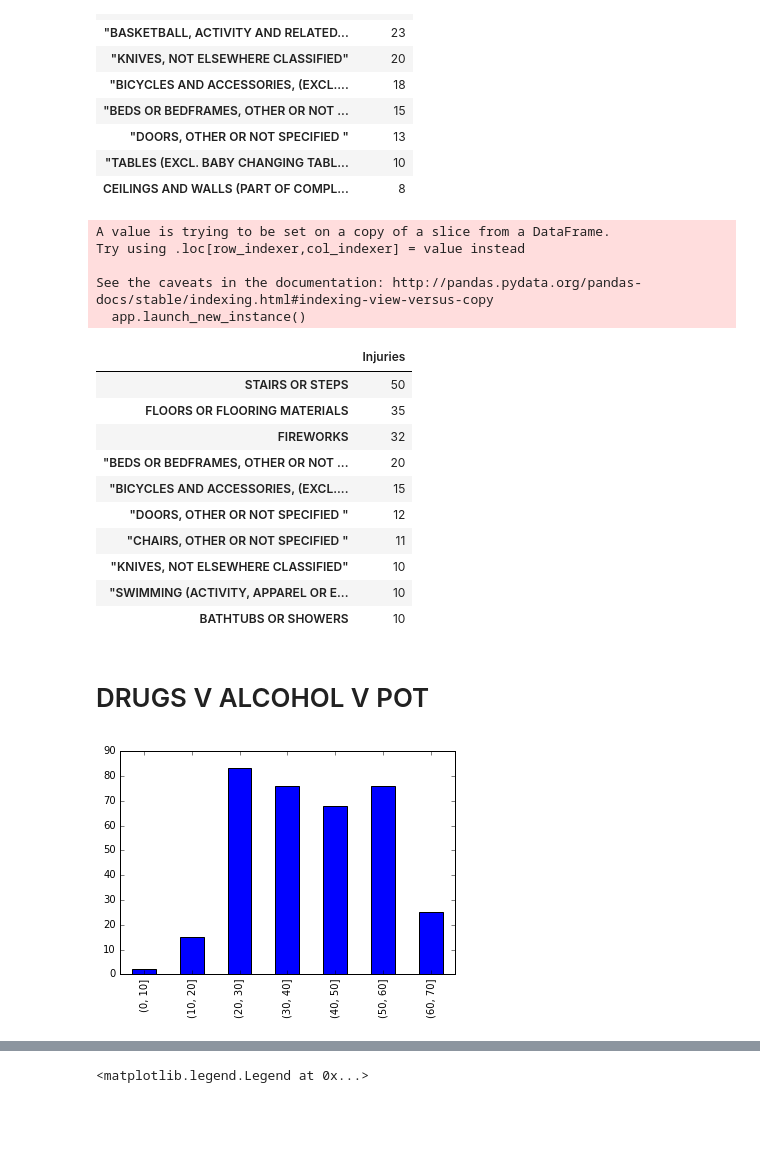
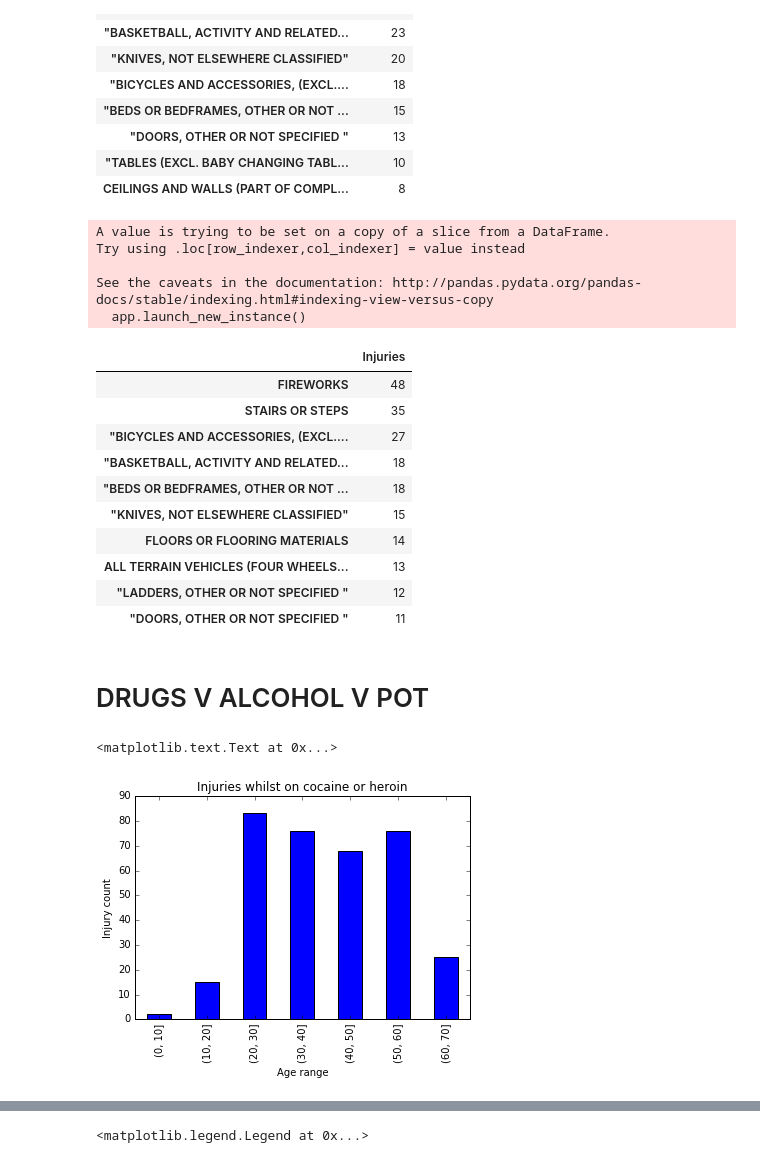
Before and after one commit to pzhou11/MIDS, a Jupyter notebook: Python_Project2/Jen2.ipynb, the cells around one changed output, grey strips where cells are left out. Drawn from its saved outputs; the diff is of its cells as text; code cells hidden in the pictures; blank space fills up the shorter version.

```diff
--- a/Python_Project2/Jen2.ipynb
+++ b/Python_Project2/Jen2.ipynb
@@ -364,8 +362,9 @@ indep_count = independence['Count'].count()
 indep_graphF = independence[independence.sex_descrip == 'FEMALE'].product1_descrip.value_counts().head(10)
 indep_graphF = pd.DataFrame(indep_graphF)
 indep_graphF.columns = ['Injuries']
+indep_graphF
 
-indep_graphM = independence[independence.sex_descrip == 'FEMALE'].product1_descrip.value_counts().head(10)
+indep_graphM = independence[independence.sex_descrip == 'MALE'].product1_descrip.value_counts().head(10)
 indep_graphM = pd.DataFrame(indep_graphM)
 indep_graphM.columns = ['Injuries']
 indep_graphM
@@ -376,32 +375,36 @@ Try using .loc[row_indexer,col_indexer] = value instead
 See the caveats in the documentation: http://pandas.pydata.org/pandas-docs/stable/indexing.html#indexing-view-versus-copy
   app.launch_new_instance()
 |  | Injuries |
-| STAIRS OR STEPS | 50 |
-| FLOORS OR FLOORING MATERIALS | 35 |
-| FIREWORKS | 32 |
-| "BEDS OR BEDFRAMES, OTHER OR NOT ... | 20 |
-| "BICYCLES AND ACCESSORIES, (EXCL.... | 15 |
-| "DOORS, OTHER OR NOT SPECIFIED " | 12 |
-| "CHAIRS, OTHER OR NOT SPECIFIED " | 11 |
-| "KNIVES, NOT ELSEWHERE CLASSIFIED" | 10 |
-| "SWIMMING (ACTIVITY, APPAREL OR E... | 10 |
-| BATHTUBS OR SHOWERS | 10 |
+| FIREWORKS | 48 |
+| STAIRS OR STEPS | 35 |
+| "BICYCLES AND ACCESSORIES, (EXCL.... | 27 |
+| "BASKETBALL, ACTIVITY AND RELATED... | 18 |
+| "BEDS OR BEDFRAMES, OTHER OR NOT ... | 18 |
+| "KNIVES, NOT ELSEWHERE CLASSIFIED" | 15 |
+| FLOORS OR FLOORING MATERIALS | 14 |
+| ALL TERRAIN VEHICLES (FOUR WHEELS... | 13 |
+| "LADDERS, OTHER OR NOT SPECIFIED " | 12 |
+| "DOORS, OTHER OR NOT SPECIFIED " | 11 |
 # %% [markdown]
 # DRUGS V ALCOHOL V POT
 # %%
 #drugs
 
 #value counts by age containing cocaine/heroin
 doped_af = df1[df1['Notes'].str.contains('COCAINE|HEROIN')]
 age_doped = doped_af['age'].value_counts(sort = False)
 
 #bin ages into groups of 10 years and sums value counts per bin
 bins = np.arange(age_doped.index.min(), age_doped.index.max(), 10)
 doped_age_groups = age_doped.groupby(pd.cut(age_doped.index, bins))
 drug_bins = doped_age_groups.sum()
-drug_graph = drug_bins.plot(kind = 'bar')
+drug_graph = drug_bins.plot(kind = 'bar', title = "Injuries whilst on cocaine or heroin")
+
+drug_graph.set_xlabel("Age range")
+drug_graph.set_ylabel("Injury count")
 # %% [output]
+<matplotlib.text.Text at 0x...>
-[figure, old version]
+[figure, new version]
 # %%
 #value counts by age containing alcohol-related terms
 drunk_af = df1[df1['Notes'].str.contains('DRUNK|ALCOHOL|ETOH|INTOXICATED')]
```
Also changed, not shown: parts of 10 cells of this notebook.
